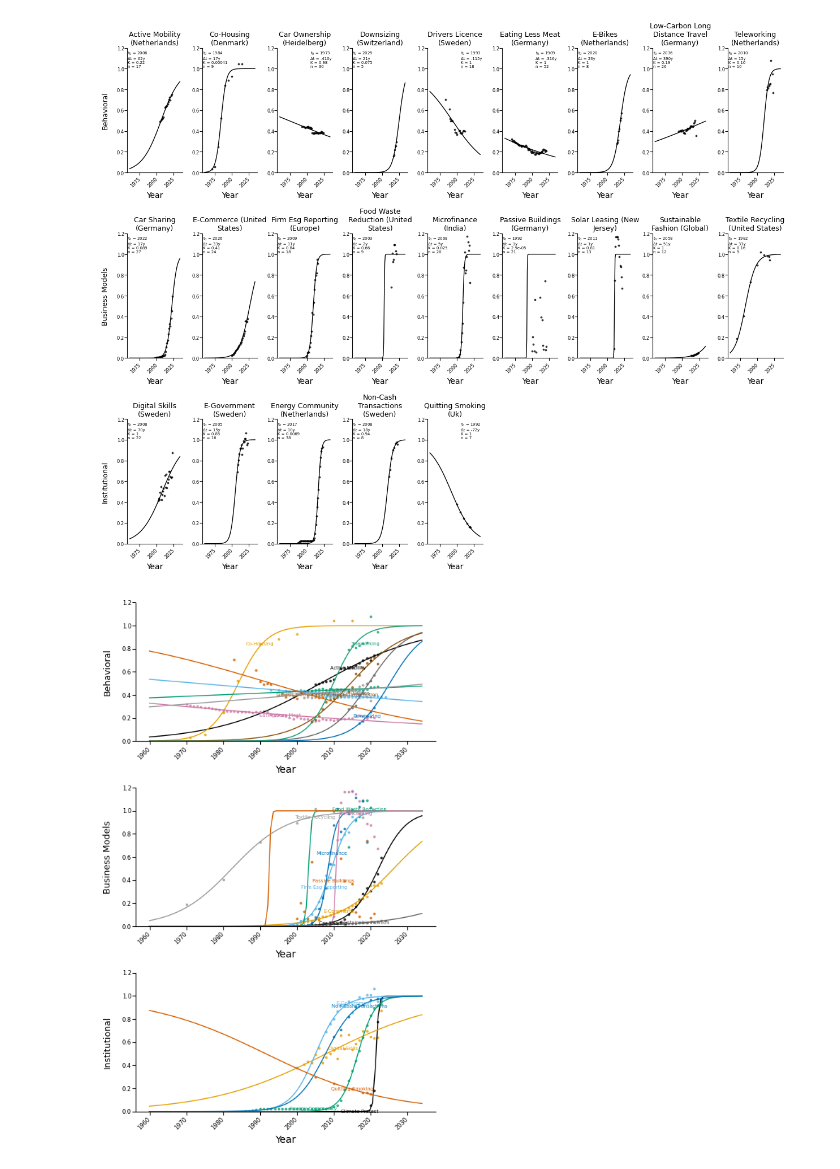
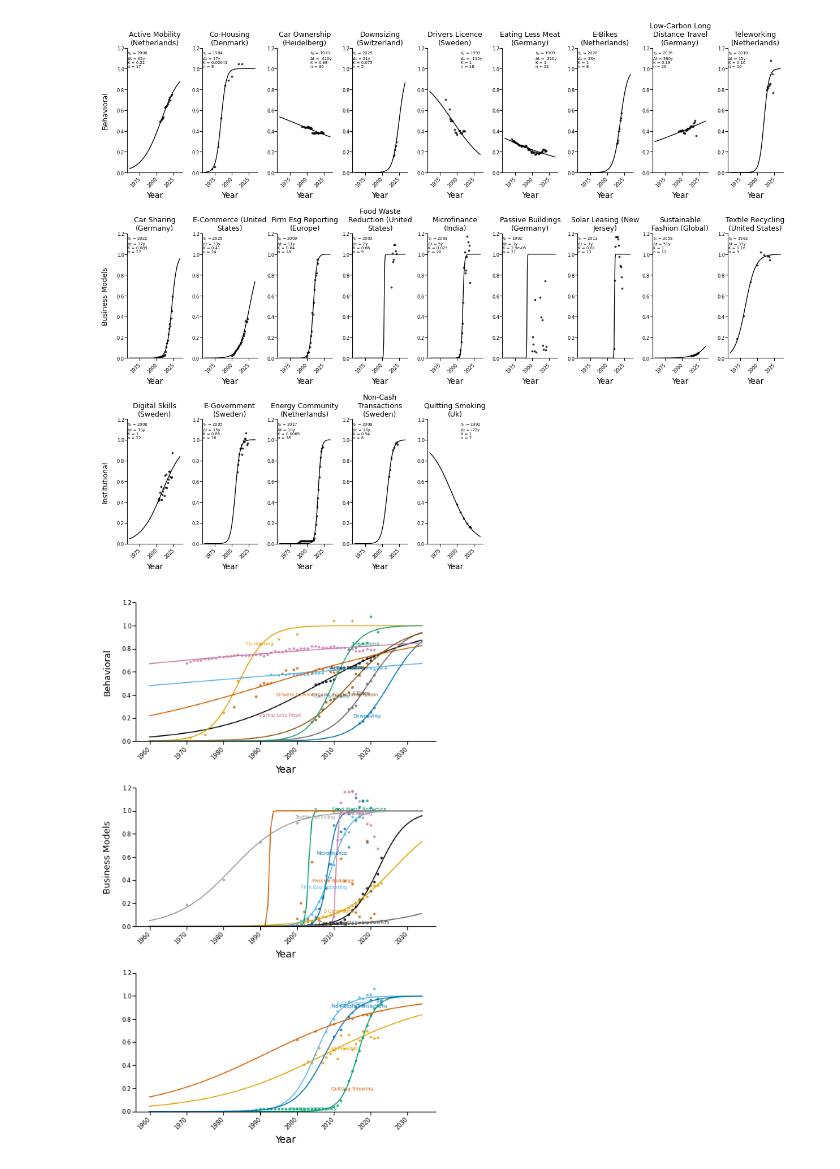
Before and after one commit to marlinarnz/dosi, a Jupyter notebook: dosi_publication_graphs.ipynb, the cells around one changed output. Saved outputs shown, nothing was run; the diff lists cells and outputs as text; code cells hidden in the pictures.

Commit message:
Flip downward sloping curves

```diff
--- a/dosi_publication_graphs.ipynb
+++ b/dosi_publication_graphs.ipynb
@@ -305,52 +305,57 @@ fig.savefig(f"{PATH}/dosi_publication_graphs_fig1_20250822_Knormalized.pdf", bbo
 # %%
 # Combine columns
 fig, axes = plt.subplots(n_categories, 1,
                          figsize=(5, 8),
                          squeeze=False)
 
 
 for i, category in enumerate(cat_dict.keys()):
     for j, innovation_code in enumerate(cat_dict[category]):
 
-        ax = axes[i, 0]
+        if innovation_code in innovations_to_exclude:
+            continue
 
-        t0 = innovations_summary_df[innovations_summary_df["Innovation Code"] == innovation_code]["log_t0"].iloc[0]
-        Dt = innovations_summary_df[innovations_summary_df["Innovation Code"] == innovation_code]["log_Dt"].iloc[0]
-        K = innovations_summary_df[innovations_summary_df["Innovation Code"] == innovation_code]["log_K"].iloc[0]
+        else:
 
-        title = f"""{next(key for key, value in metadata["Innovation Name"].items() if value == innovation_code).title()} ({next(key for key, value in metadata["Spatial Scale"].items() if value == early_dict[innovation_code]).title()})"""
-        wrapped_title = "\n".join(textwrap.wrap(title, width=18))
+            ax = axes[i, 0]
 
-        # call plotting function
-        plot_line_scatter(ax, years_for_plotting, FPLogValue_with_scaling(years_for_plotting, t0, Dt, K)/K, innovations_df[innovations_df["Innovation Code"] == innovation_code]["Year"], innovations_df[innovations_df["Innovation Code"] == innovation_code]["Value"]/K,
-                            title=None,
-                            xlabel="Year", ylabel=None, color = colors[j % len(colors)])
+            t0 = innovations_summary_df[innovations_summary_df["Innovation Code"] == innovation_code]["log_t0"].iloc[0]
+            Dt = innovations_summary_df[innovations_summary_df["Innovation Code"] == innovation_code]["log_Dt"].iloc[0]
+            K = innovations_summary_df[innovations_summary_df["Innovation Code"] == innovation_code]["log_K"].iloc[0]
 
-        # Rotate the existing tick labels
-        for label in ax.get_xticklabels():
-            label.set_rotation(45)
-            label.set_rotation_mode("anchor")  # <-- critical
-            label.set_ha("right")              # tick mark aligns with right edge of text
-            label.set_va("center")             # vertical center crosses tick
+            title = f"""{next(key for key, value in metadata["Innovation Name"].items() if value == innovation_code).title()} ({next(key for key, value in metadata["Spatial Scale"].items() if value == early_dict[innovation_code]).title()})"""
+            wrapped_title = "\n".join(textwrap.wrap(title, width=18))
 
-        # add row label on the left
-        if j == 0:
-            ax.set_ylabel(category_abbreviations_dict[category], fontsize=9, labelpad=10)
+            # call plotting function
+            plot_line_scatter(ax, years_for_plotting, (1/K if Dt < 0 else 0) + (-1 if Dt < 0 else 1) * FPLogValue_with_scaling(years_for_plotting, t0, Dt, K)/K, innovations_df[innovations_df["Innovation Code"] == innovation_code]["Year"], (1/K if Dt < 0 else 0) + (-1 if Dt < 0 else 1) * innovations_df[innovations_df["Innovation Code"] == innovation_code]["Value"]/K,
+                                title=None,
+                                xlabel="Year", ylabel=None, color = colors[j % len(colors)])
 
-        x_centroid = innovations_df[innovations_df["Innovation Code"] == innovation_code]["Year"].median()
-        y_centroid = (innovations_df[innovations_df["Innovation Code"] == innovation_code]["Value"]/K).median()
-        first_x = innovations_df[innovations_df["Innovation Code"] == innovation_code]["Year"].min()
-        first_y = innovations_df[innovations_df["Innovation Code"] == innovation_code]["Value"].iloc[0]/K
+            # Rotate the existing tick labels
+            for label in ax.get_xticklabels():
+                label.set_rotation(45)
+                label.set_rotation_mode("anchor")  # <-- critical
+                label.set_ha("right")              # tick mark aligns with right edge of text
+                label.set_va("center")             # vertical center crosses tick
 
-        ax. annotate(next(key for key, value in metadata["Innovation Name"].items() if value == innovation_code).title(),
-                     xy=(x_centroid, y_centroid),
-                     #xy =(first_x, first_y),
-                     color = colors[j % len(colors)], size = 5,   ha="center",      va="center"    )
+            # add row label on the left
+            if j == 0:
+                ax.set_ylabel(category_abbreviations_dict[category], fontsize=9, labelpad=10)
+
+            x_centroid = innovations_df[innovations_df["Innovation Code"] == innovation_code]["Year"].median()
+            y_centroid = ((1/K if Dt < 0 else 0) + (-1 if Dt < 0 else 1) * (innovations_df[innovations_df["Innovation Code"] == innovation_code]["Value"]/K)).median()
+            first_x = innovations_df[innovations_df["Innovation Code"] == innovation_code]["Year"].min()
+            first_y = ((1/K if Dt < 0 else 0) + (-1 if Dt < 0 else 1) * innovations_df[innovations_df["Innovation Code"] == innovation_code]["Value"].iloc[0]/K)
+
+            ax. annotate(next(key for key, value in metadata["Innovation Name"].items() if value == innovation_code).title(),
+                        xy=(x_centroid, y_centroid),
+                        #xy =(first_x, first_y),
+                        color = colors[j % len(colors)], size = 5,   ha="center",      va="center"    )
 
 
 fig.tight_layout()
 plt.show()
 
 fig.savefig(f"{PATH}/dosi_publication_graphs_fig1v2_Knormalized_20250822.pdf", bbox_inches="tight", dpi=300)
 # %% [output]
-[figure, old version]
+[figure, new version]
```
